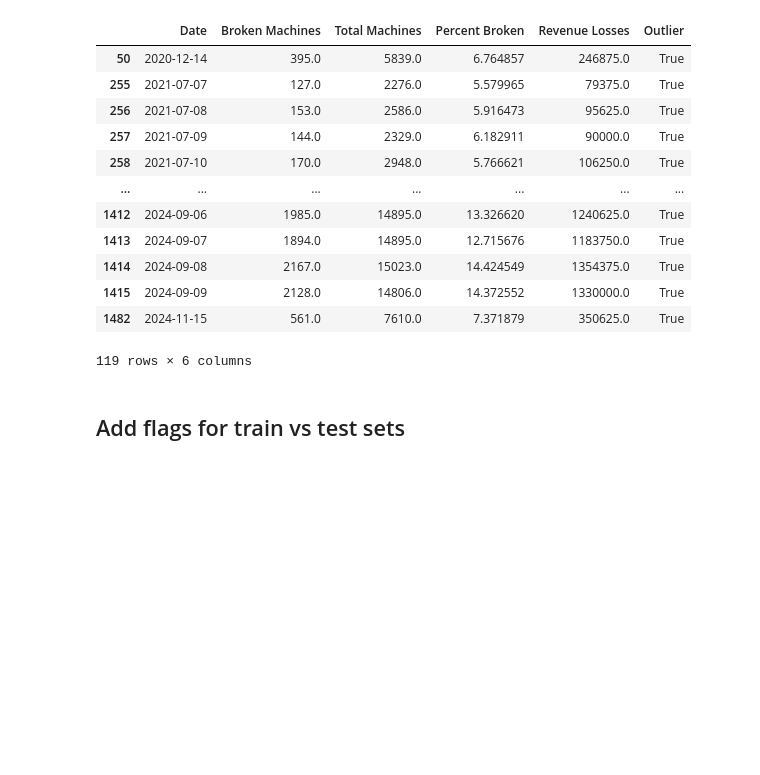
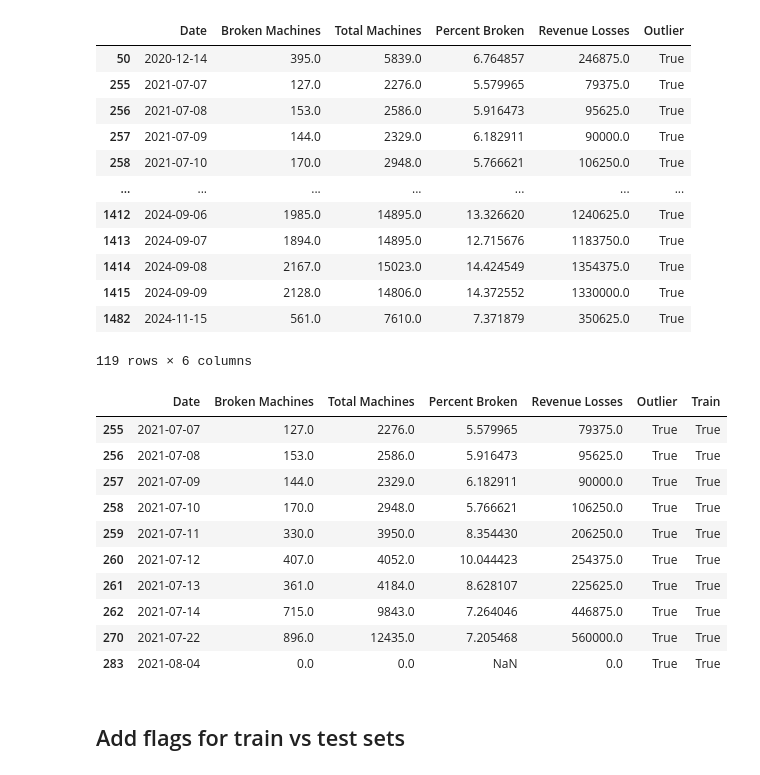
Before and after one commit to ijyliu/mcbroken-forecasting, a Jupyter notebook: Experimental Notebooks/Load and Explore Data.ipynb, the cells around one changed output. Cells and saved outputs as stored; diff of their text form; code cells hidden in the pictures; blank space fills up the shorter version.

Commit message:
refined outlier rules

```diff
--- a/Experimental Notebooks/Load and Explore Data.ipynb
+++ b/Experimental Notebooks/Load and Explore Data.ipynb
@@ -249,6 +250,22 @@ fig.update_layout(
 )
 
 fig.show()
+# %%
+# List of outliers after July 1, 2021
+outliers = df[df['Outlier'] & (df['Date'] > '2021-07-01') & (df['Date'] < '2021-09-01')]
+outliers
+# %% [output]
+|  | Date | Broken Machines | Total Machines | Percent Broken | Revenue Losses | Outlier | Train |
+| 255 | 2021-07-07 | 127.0 | 2276.0 | 5.579965 | 79375.0 | True | True |
+| 256 | 2021-07-08 | 153.0 | 2586.0 | 5.916473 | 95625.0 | True | True |
+| 257 | 2021-07-09 | 144.0 | 2329.0 | 6.182911 | 90000.0 | True | True |
+| 258 | 2021-07-10 | 170.0 | 2948.0 | 5.766621 | 106250.0 | True | True |
+| 259 | 2021-07-11 | 330.0 | 3950.0 | 8.354430 | 206250.0 | True | True |
+| 260 | 2021-07-12 | 407.0 | 4052.0 | 10.044423 | 254375.0 | True | True |
+| 261 | 2021-07-13 | 361.0 | 4184.0 | 8.628107 | 225625.0 | True | True |
+| 262 | 2021-07-14 | 715.0 | 9843.0 | 7.264046 | 446875.0 | True | True |
+| 270 | 2021-07-22 | 896.0 | 12435.0 | 7.205468 | 560000.0 | True | True |
+| 283 | 2021-08-04 | 0.0 | 0.0 | NaN | 0.0 | True | True |
 # %%
 # Zooming in on the past year
 df_past_yr = df.tail(365)
```
Also changed, not shown: parts of 4 cells of this notebook, 2 other files.
